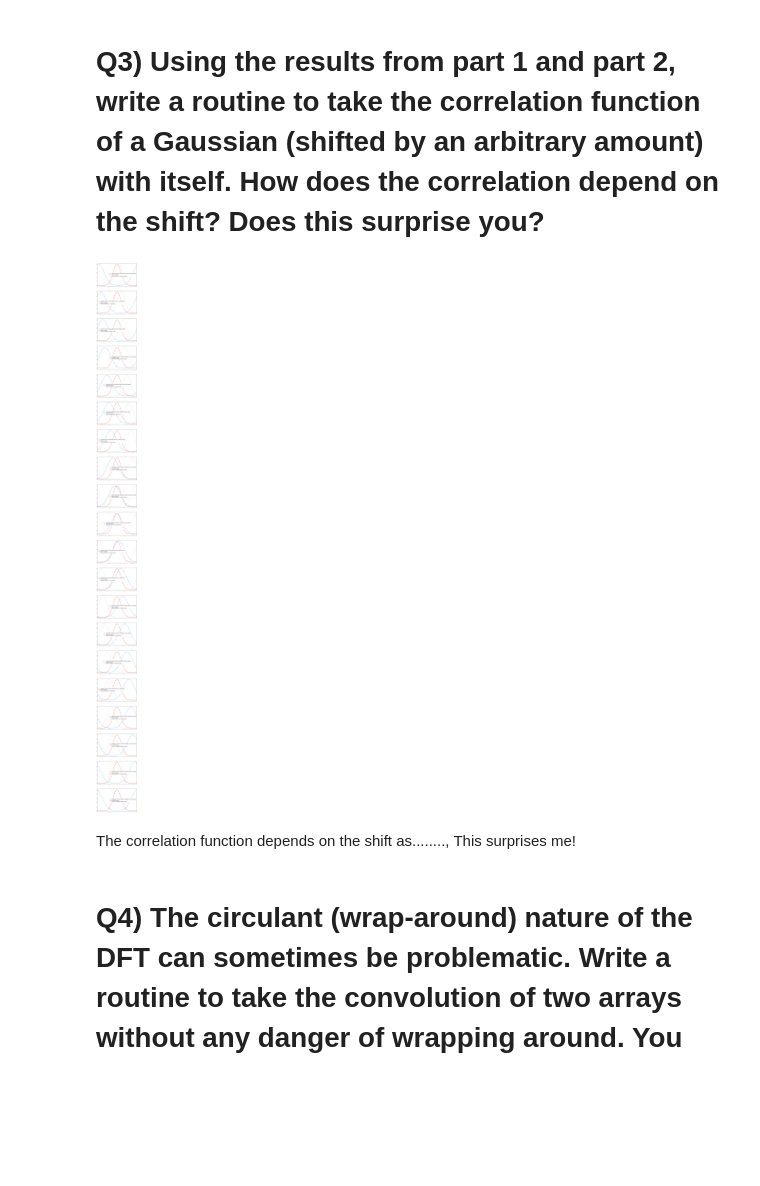
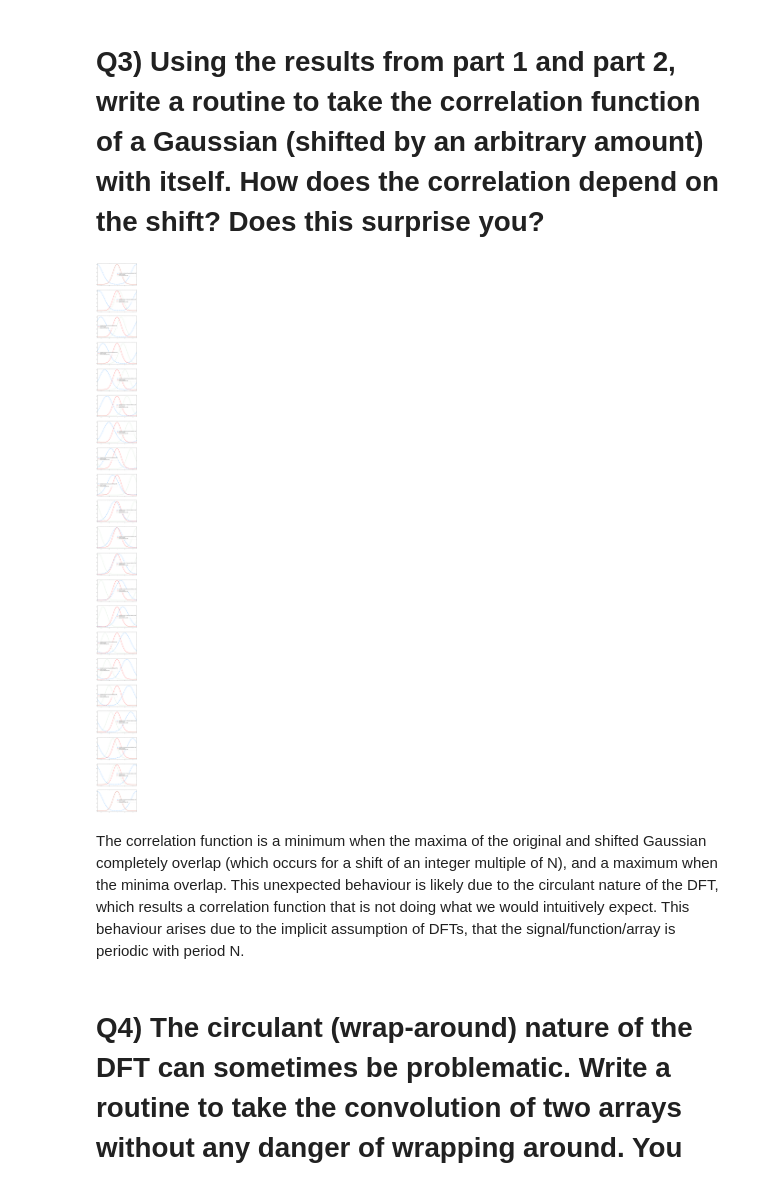
Before and after one commit to kenj19/PHYS512, a Jupyter notebook: PS5/ps5.ipynb, the cells around one changed output. Cells and saved outputs as stored; diff of their text form; code cells hidden in the pictures; blank space fills up the shorter version.

```diff
--- a/PS5/ps5.ipynb
+++ b/PS5/ps5.ipynb
@@ -18,7 +18,7 @@ def shift(arr, m):
     k = np.arange(N) # integers from 0 to N-1
     shift_func = np.exp(-2j*k*np.pi*m/N)
     arr_shifted = np.fft.ifft(shift_func*arr_dft)
-    r_arr_shifted = arr_shifted.real # take real part for plotting
+    r_arr_shifted = np.real(arr_shifted) # take real part for plotting
     return r_arr_shifted
 
 def gaussian(x, mu=0, sigma=1): # Gaussian with mean=0, sigma=1
@@ -48,10 +48,10 @@ We can obtain the correlation function following the inverse DFT of the DFT of $
 # %%
 def corr2arr(arr1,arr2):
     ft_arr1 = np.fft.fft(arr1)
-    conj_ft_arr2 = np.fft.fft(arr2[::-1]) # conjugate DFT is DFT of flipped array
+    conj_ft_arr2 = np.fft.fft(arr2[::-1]) # conjugate DFT is DFT of flipped array for real array
     corr_arr12 = np.fft.ifft(ft_arr1*conj_ft_arr2)
-    r_corr_arr12 = corr_arr12.real # take real part for plotting
-    return r_corr_arr12/np.max(r_corr_arr12)
+    r_corr_arr12 = np.real(corr_arr12) # take real part for plotting
+    return r_corr_arr12/np.max(r_corr_arr12) # norm so easy to compare with original Gaussian
 # %%
 # Plot correlation function of a Gaussian with itself
 
@@ -76,28 +76,28 @@ def corr_shift_gauss(x, m):
     gauss_array = gaussian(x)
     shifted_gauss_array = shift(gauss_array, m)
     gauss_shift_corr = corr2arr(shifted_gauss_array, gauss_array)
-    r_gauss_shift_corr = gauss_shift_corr.real
+    r_gauss_shift_corr = np.real(gauss_shift_corr)
     return [gauss_array, shifted_gauss_array, r_gauss_shift_corr/np.max(r_gauss_shift_corr)] # 3 arrays to plot
 # %%
 size_arr3 = 100
 xx3 = np.linspace(-5, 5, size_arr3)
-shifts = np.arange(5,101,5)
+shifts = np.arange(0,101,5)
 num_shifts=len(shifts)
 
 fig2, ax2 = plt.subplots(num_shifts,figsize=[14,200])
 
 for i in range(num_shifts):
     reg_gauss, shifted_gauss, gauss_shift_corr = corr_shift_gauss(xx3,shifts[i])
-    ax2[i].plot(xx3, gauss_shift_corr, lw=3, linestyle='-.', color='dodgerblue', label='Correlation function of Gaussian shifted by '+repr(shifts[i]/size_arr3)+' array length')
+    ax2[i].plot(xx3, gauss_shift_corr, lw=3, linestyle='-.', color='dodgerblue', label='Correlation function of Gaussian shifted by '+repr(shifts[i]/size_arr3)+'N')
     ax2[i].plot(xx3, reg_gauss, lw=3, color='red', alpha=0.75, label='Original Gaussian')
-    ax2[i].plot(xx3, shifted_gauss, lw=3, linestyle=':', color='green', alpha=0.5, label='Gaussian shifted by '+repr(shifts[i]/size_arr3)+ ' array length')
-    ax2[i].legend(fontsize=16)
+    ax2[i].plot(xx3, shifted_gauss, lw=3, linestyle=':', color='green', alpha=0.5, label='Gaussian shifted by '+repr(shifts[i]/size_arr3)+ 'N')
+    ax2[i].legend(fontsize=14)
     ax2[i].set_xlim(xmin=xx2[0], xmax=xx2[-1])
 
 #fig.savefig('shifted_corr_Gaussian.png');
 # %% [output]
-[figure, old version]
+[figure, new version]
-# %% [markdown]
-The correlation function depends on the shift as........, This surprises me!
+# %% [markdown]
+The correlation function is a minimum when the maxima of the original and shifted Gaussian completely overlap (which occurs for a shift of an integer multiple of N), and a maximum when the minima overlap. This unexpected behaviour is likely due to the circulant nature of the DFT, which results a correlation function that is not doing what we would intuitively expect. This behaviour arises due to the implicit assumption of DFTs, that the signal/function/array is periodic with period N.
 # %% [markdown]
 # Q4) The circulant (wrap-around) nature of the DFT can sometimes be problematic. Write a routine to take the convolution of two arrays without any danger of wrapping around. You may wish to add zeros to the end of the input arrays. Call your routine `conv_safe(f,g)`, where $f$ and $g$ are not necessarily the same length. How long is the output array?
```
Also changed, not shown: parts of 22 cells of this notebook.
